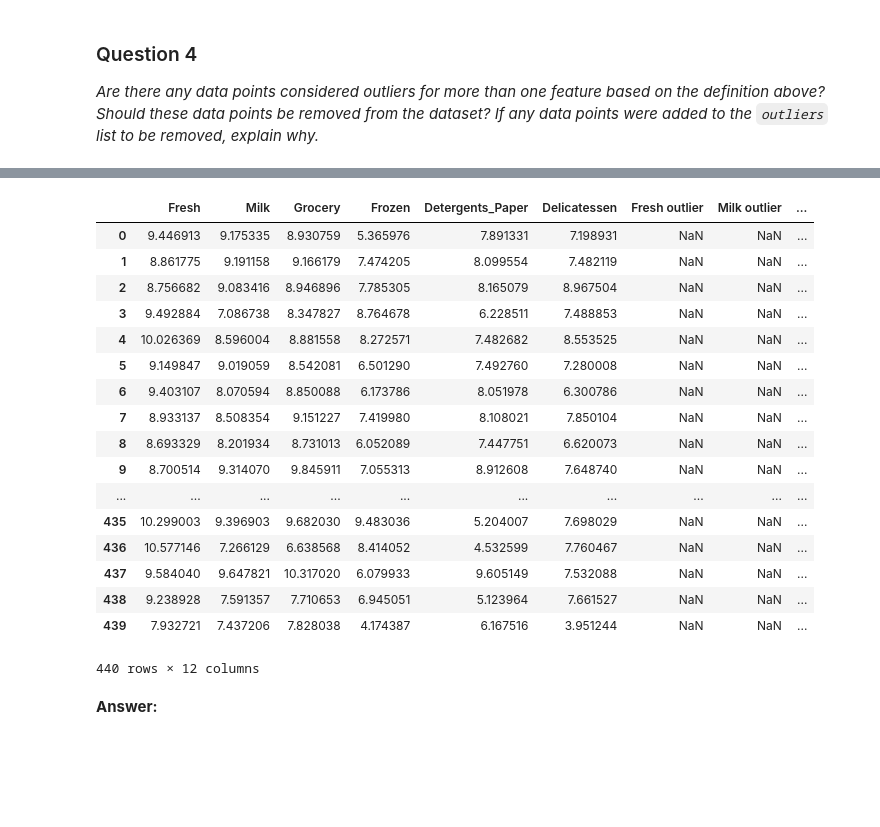
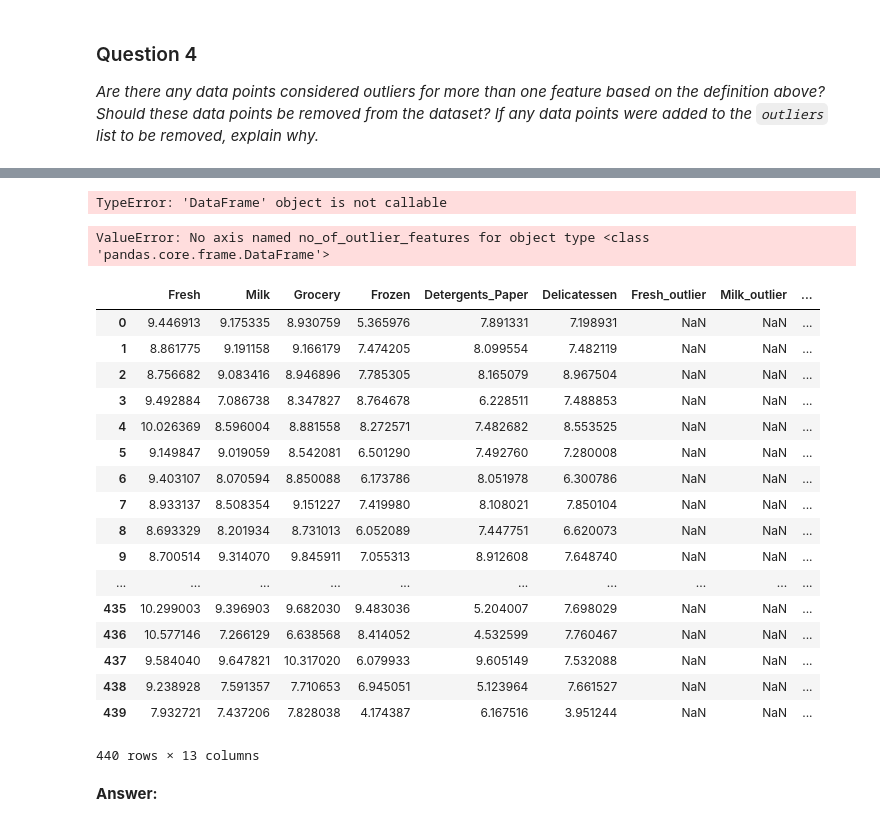
Before and after one commit to roolvp/ml-projects, a Jupyter notebook: customer_segments/customer_segments.ipynb, the cells around one changed output, grey strips where cells are left out. Cells and saved outputs as stored; diff of their text form; code cells hidden in the pictures; blank space fills up the shorter version.

Commit message:
creates df with outliers

```diff
--- a/customer_segments/customer_segments.ipynb
+++ b/customer_segments/customer_segments.ipynb
@@ -437,5 +418,17 @@ for feature in log_data.keys():
     # Display the outliers
 
     ouliers_list = log_data[~((log_data[feature] >= Q1 - step) & (log_data[feature] <= Q3 + step))].index.tolist()
+    print('The feature %s has %s outliers'%(feature,len(ouliers_list)))
+    print(ouliers_list)
     #save them in a dictionary
-    outliers_df[str(feature)+' outlier'] = np.NaN
+    outliers_df[str(feature)+'_outlier'] = np.NaN
+    #populate outliers in the list by index with a one
+    outliers_df.set_value(ouliers_list,feature+'_outlier',1)
+
+#Adds a new column witht the number of features that the item is present
+outliers_df['no_of_outlier_features']= outliers_df[['Fresh_outlier',
+ 'Milk_outlier',
+ 'Grocery_outlier',
+ 'Frozen_outlier',
+ 'Detergents_Paper_outlier',
+ 'Delicatessen_outlier']].sum(axis=1)
@@ -442,25 +448,32 @@ for feature in log_data.keys():
-# %%
-
-outliers_df[list]
-# %% [output]
-|  | Fresh | Milk | Grocery | Frozen | Detergents_Paper | Delicatessen | Fresh outlier | Milk outlier | ... |
-| 0 | 9.446913 | 9.175335 | 8.930759 | 5.365976 | 7.891331 | 7.198931 | NaN | NaN | ... |
-| 1 | 8.861775 | 9.191158 | 9.166179 | 7.474205 | 8.099554 | 7.482119 | NaN | NaN | ... |
-| 2 | 8.756682 | 9.083416 | 8.946896 | 7.785305 | 8.165079 | 8.967504 | NaN | NaN | ... |
-| 3 | 9.492884 | 7.086738 | 8.347827 | 8.764678 | 6.228511 | 7.488853 | NaN | NaN | ... |
-| 4 | 10.026369 | 8.596004 | 8.881558 | 8.272571 | 7.482682 | 8.553525 | NaN | NaN | ... |
-| 5 | 9.149847 | 9.019059 | 8.542081 | 6.501290 | 7.492760 | 7.280008 | NaN | NaN | ... |
-| 6 | 9.403107 | 8.070594 | 8.850088 | 6.173786 | 8.051978 | 6.300786 | NaN | NaN | ... |
-| 7 | 8.933137 | 8.508354 | 9.151227 | 7.419980 | 8.108021 | 7.850104 | NaN | NaN | ... |
-| 8 | 8.693329 | 8.201934 | 8.731013 | 6.052089 | 7.447751 | 6.620073 | NaN | NaN | ... |
-| 9 | 8.700514 | 9.314070 | 9.845911 | 7.055313 | 8.912608 | 7.648740 | NaN | NaN | ... |
-| ... | ... | ... | ... | ... | ... | ... | ... | ... | ... |
-| 435 | 10.299003 | 9.396903 | 9.682030 | 9.483036 | 5.204007 | 7.698029 | NaN | NaN | ... |
-| 436 | 10.577146 | 7.266129 | 6.638568 | 8.414052 | 4.532599 | 7.760467 | NaN | NaN | ... |
-| 437 | 9.584040 | 9.647821 | 10.317020 | 6.079933 | 9.605149 | 7.532088 | NaN | NaN | ... |
-| 438 | 9.238928 | 7.591357 | 7.710653 | 6.945051 | 5.123964 | 7.661527 | NaN | NaN | ... |
-| 439 | 7.932721 | 7.437206 | 7.828038 | 4.174387 | 6.167516 | 3.951244 | NaN | NaN | ... |
-440 rows × 12 columns
+# %%
+outliers_df(['no_of_outlier_features']>0)
+# %% [output]
+TypeError: 'DataFrame' object is not callable
+# %%
+outliers_df.loc[outliers_df['no_of_outlier_features']>0]
+# %% [output]
+ValueError: No axis named no_of_outlier_features for object type <class 'pandas.core.frame.DataFrame'>
+# %%
+outliers_df
+# %% [output]
+|  | Fresh | Milk | Grocery | Frozen | Detergents_Paper | Delicatessen | Fresh_outlier | Milk_outlier | ... |
+| 0 | 9.446913 | 9.175335 | 8.930759 | 5.365976 | 7.891331 | 7.198931 | NaN | NaN | ... |
+| 1 | 8.861775 | 9.191158 | 9.166179 | 7.474205 | 8.099554 | 7.482119 | NaN | NaN | ... |
+| 2 | 8.756682 | 9.083416 | 8.946896 | 7.785305 | 8.165079 | 8.967504 | NaN | NaN | ... |
+| 3 | 9.492884 | 7.086738 | 8.347827 | 8.764678 | 6.228511 | 7.488853 | NaN | NaN | ... |
+| 4 | 10.026369 | 8.596004 | 8.881558 | 8.272571 | 7.482682 | 8.553525 | NaN | NaN | ... |
+| 5 | 9.149847 | 9.019059 | 8.542081 | 6.501290 | 7.492760 | 7.280008 | NaN | NaN | ... |
+| 6 | 9.403107 | 8.070594 | 8.850088 | 6.173786 | 8.051978 | 6.300786 | NaN | NaN | ... |
+| 7 | 8.933137 | 8.508354 | 9.151227 | 7.419980 | 8.108021 | 7.850104 | NaN | NaN | ... |
+| 8 | 8.693329 | 8.201934 | 8.731013 | 6.052089 | 7.447751 | 6.620073 | NaN | NaN | ... |
+| 9 | 8.700514 | 9.314070 | 9.845911 | 7.055313 | 8.912608 | 7.648740 | NaN | NaN | ... |
+| ... | ... | ... | ... | ... | ... | ... | ... | ... | ... |
+| 435 | 10.299003 | 9.396903 | 9.682030 | 9.483036 | 5.204007 | 7.698029 | NaN | NaN | ... |
+| 436 | 10.577146 | 7.266129 | 6.638568 | 8.414052 | 4.532599 | 7.760467 | NaN | NaN | ... |
+| 437 | 9.584040 | 9.647821 | 10.317020 | 6.079933 | 9.605149 | 7.532088 | NaN | NaN | ... |
+| 438 | 9.238928 | 7.591357 | 7.710653 | 6.945051 | 5.123964 | 7.661527 | NaN | NaN | ... |
+| 439 | 7.932721 | 7.437206 | 7.828038 | 4.174387 | 6.167516 | 3.951244 | NaN | NaN | ... |
+440 rows × 13 columns
 # %% [markdown]
 **Answer:**
 # %% [markdown]
```
Also changed, not shown: parts of 8 cells of this notebook.
